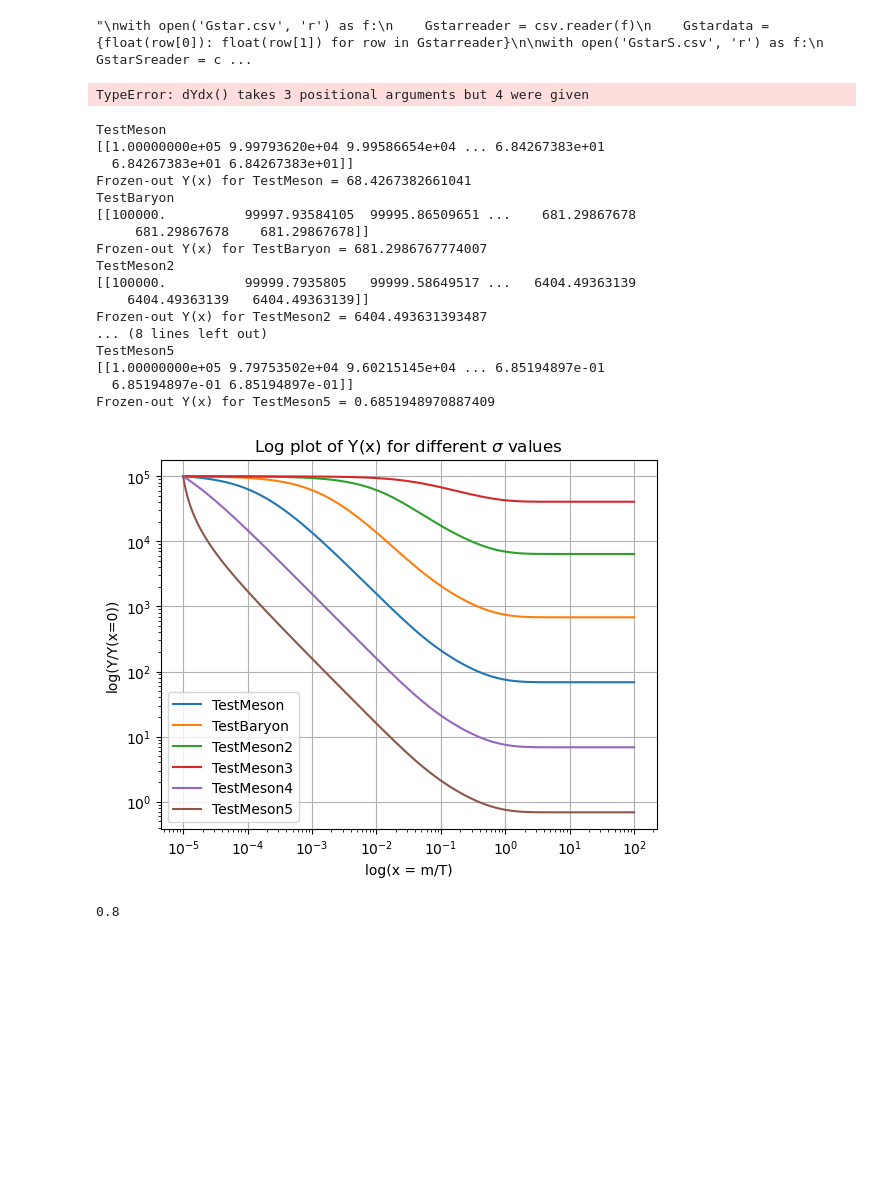
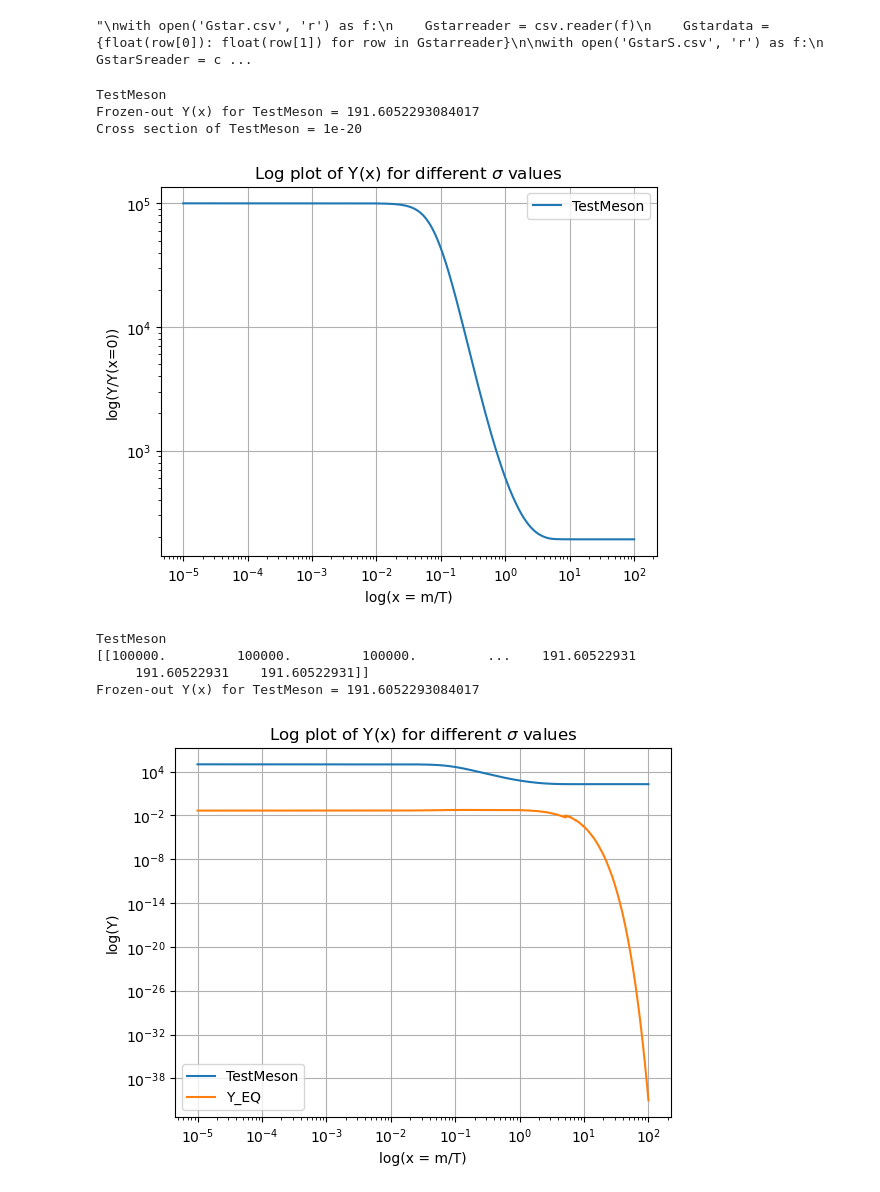
Before and after one commit to IgalPress/Thesis, a Jupyter notebook: FreezeOutCode.ipynb, the cells around one changed output. Drawn from its saved outputs; the diff is of its cells as text; code cells hidden in the pictures; blank space fills up the shorter version.

```diff
--- a/FreezeOutCode.ipynb
+++ b/FreezeOutCode.ipynb
@@ -40,7 +40,7 @@ sigma_values = {
 }
 
 for particle, sigma_value in sigma_values.items():
-    sol = solve_ivp(lambda x, Y: dYdx(x, Y, sigma_value, particle), x_span, Y0, t_eval=x_eval)
+    sol = solve_ivp(lambda x, Y: dYdx(x, Y, particle), x_span, Y0, t_eval=x_eval)
     print(particle)
 
     # Number of frozen-out DM particles
@@ -62,7 +62,10 @@ plt.grid(True)
 
 plt.show()
 # %% [output]
-TypeError: dYdx() takes 3 positional arguments but 4 were given
+TestMeson
+Frozen-out Y(x) for TestMeson = 191.6052293084017
+Cross section of TestMeson = 1e-20
+[figure, added]
 # %%
 %run FreezeOutFunctions.ipynb
 %run CrossSectionFunctions.ipynb
@@ -71,52 +74,42 @@ Y0 = [1e5]
 x_min = 1e-5
 x_max = 100
 x_span = (x_min, x_max)
 x_eval = np.geomspace(x_min, x_max, 5000)
 
-sigma_values = ["TestMeson", "TestBaryon", "TestMeson2", "TestMeson3", "TestMeson4", "TestMeson5"]
+sigma_values = ["TestMeson"]#, "TestBaryon", "TestMeson2", "TestMeson3", "TestMeson4", "TestMeson5"]
 
 for particle in sigma_values:
     sol = solve_ivp(lambda x, Y: dYdx(x, Y, particle), x_span, Y0, t_eval=x_eval)
     print(particle)
 
     # Number of frozen-out DM particles
     print(sol.y)
     Y_frozen = sol.y[0, -1]
     print(f'Frozen-out Y(x) for {particle} = {Y_frozen}')
     #print(f'Cross section of {particle} = {sigma_value}')
 
     plt.plot(sol.t, sol.y[0], label=f'{particle}')
 
+    Y = Y_EQ(x_eval, particle)  # Use x_eval instead of x_span
+    plt.plot(x_eval, Y, label="Y_EQ")
+
 # Plot configurations
 plt.yscale('log')
 plt.xscale('log')
 plt.xlabel('log(x = m/T)')
-plt.ylabel('log(Y/Y(x=0))')
+plt.ylabel('log(Y)')
 plt.title('Log plot of Y(x) for different $\sigma$ values')
 plt.legend()
 plt.grid(True)
 plt.savefig('DifferentSigmaSValues.png', facecolor='w')
 
 plt.show()
 # %% [output]
 TestMeson
-[[1.00000000e+05 9.99793620e+04 9.99586654e+04 ... 6.84267383e+01
-  6.84267383e+01 6.84267383e+01]]
-Frozen-out Y(x) for TestMeson = 68.4267382661041
-TestBaryon
-[[100000.          99997.93584105  99995.86509651 ...    681.29867678
-     681.29867678    681.29867678]]
-Frozen-out Y(x) for TestBaryon = 681.2986767774007
-TestMeson2
-[[100000.          99999.7935805   99999.58649517 ...   6404.49363139
-    6404.49363139   6404.49363139]]
-Frozen-out Y(x) for TestMeson2 = 6404.493631393487
-... (8 lines left out)
-TestMeson5
-[[1.00000000e+05 9.79753502e+04 9.60215145e+04 ... 6.85194897e-01
-  6.85194897e-01 6.85194897e-01]]
-Frozen-out Y(x) for TestMeson5 = 0.6851948970887409
+[[100000.         100000.         100000.         ...    191.60522931
+     191.60522931    191.60522931]]
+Frozen-out Y(x) for TestMeson = 191.6052293084017
-[figure, old version]
+[figure, new version]
 # %%
 """
 sigma_values = [Sigma_SC_NeutralPion, Sigma_SC_NeutralKaon]
@@ -132,8 +125,6 @@ for sigma_value in sigma_values:
     plt.plot(sol.t, sol.y[0], label=f'{sigma_name} = {sigma_value}')
 """
 print(Test_meson)
-# %% [output]
-0.8
 # %%
 %run CrossSectionFunctions.ipynb
 
```
Also changed, not shown: parts of 2 cells of this notebook, 3 other files.
